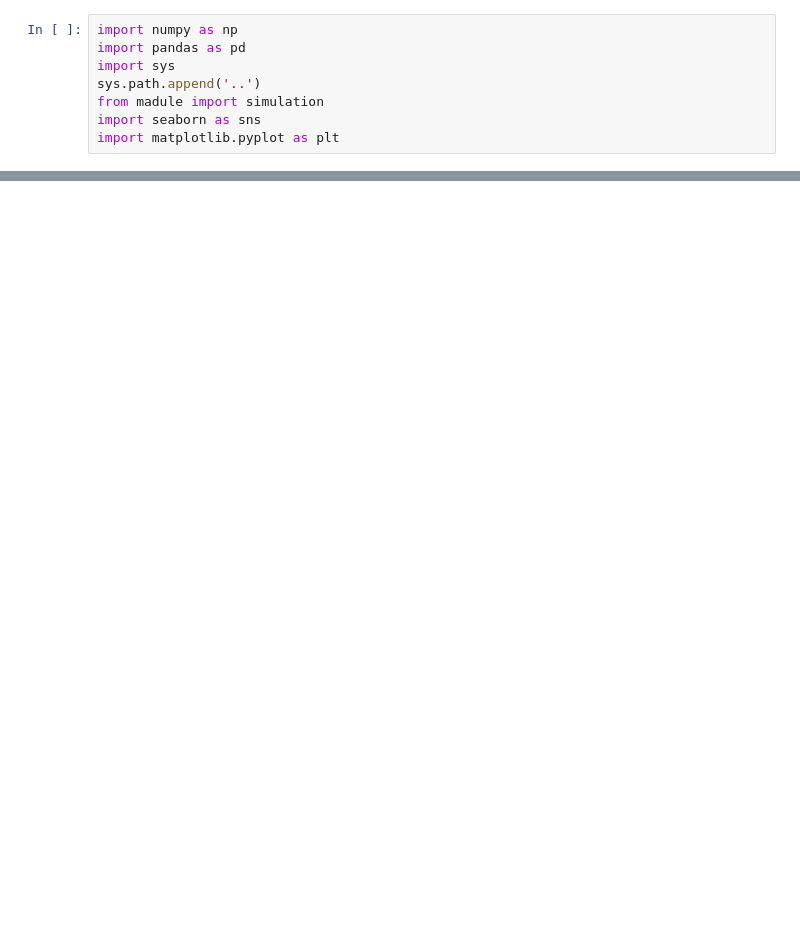
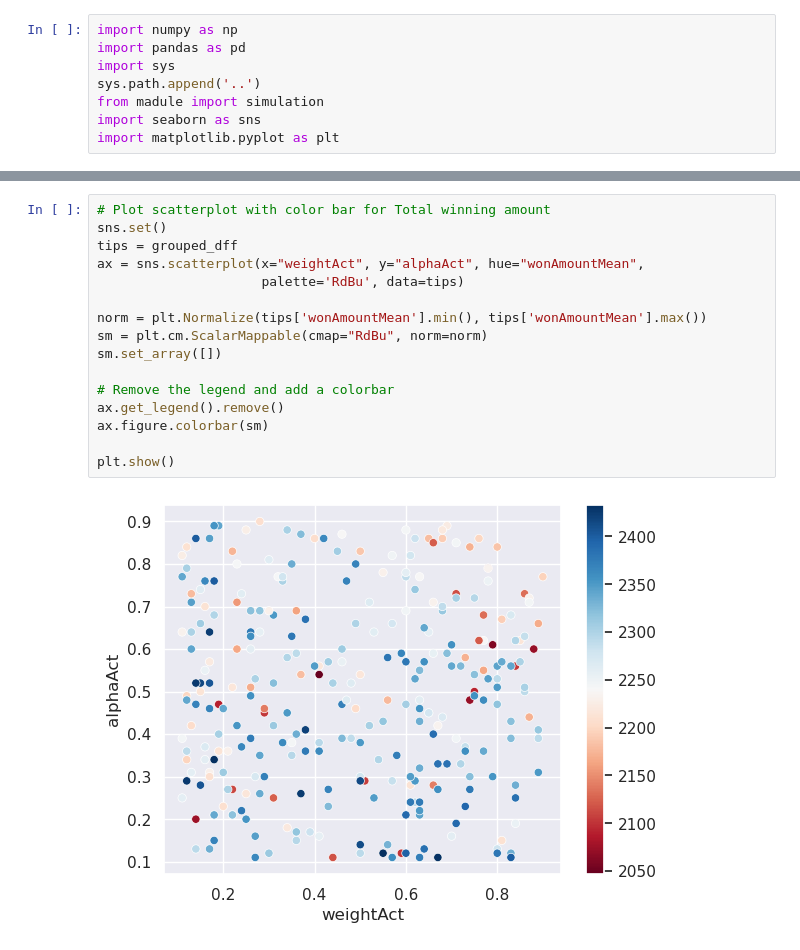
Before and after one commit to AGhaderi/ActStimRL, a Jupyter notebook: proceture/Optimal_figure_simulated_data.ipynb, the cells around one changed output, grey strips where cells are left out. Cells and saved outputs as stored; diff of their text form; blank space fills up the shorter version.

```diff
--- a/proceture/Optimal_figure_simulated_data.ipynb
+++ b/proceture/Optimal_figure_simulated_data.ipynb
@@ -137,0 +135,18 @@ plt.show()
+# %%
+# Plot scatterplot with color bar for Total winning amount
+sns.set()
+tips = grouped_dff
+ax = sns.scatterplot(x="weightAct", y="alphaAct", hue="wonAmountMean",
+                     palette='RdBu', data=tips)
+
+norm = plt.Normalize(tips['wonAmountMean'].min(), tips['wonAmountMean'].max())
+sm = plt.cm.ScalarMappable(cmap="RdBu", norm=norm)
+sm.set_array([])
+
+# Remove the legend and add a colorbar
+ax.get_legend().remove()
+ax.figure.colorbar(sm)
+
+plt.show()
+# %% [output]
+[figure, added]
```
Also changed, not shown: parts of 12 cells of this notebook, 28 other files.
